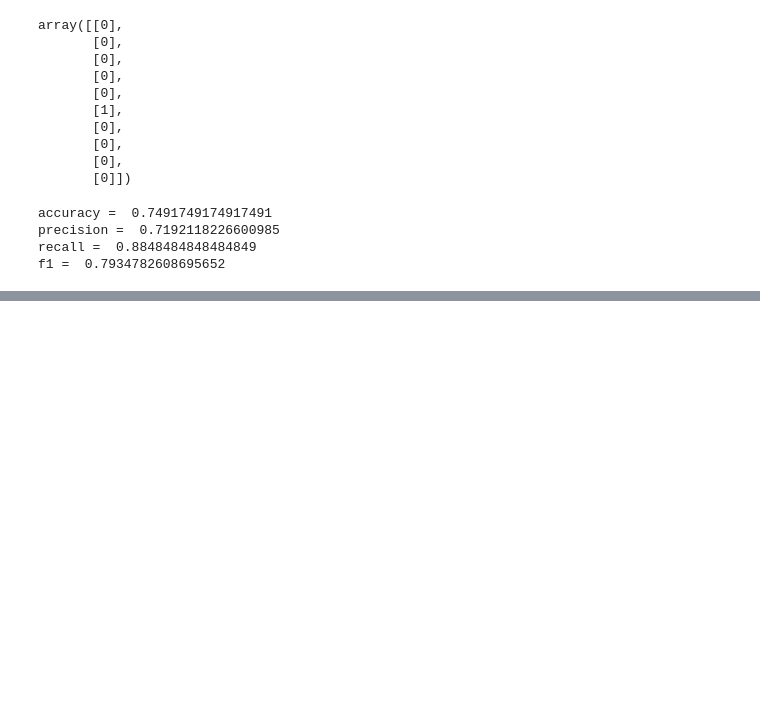
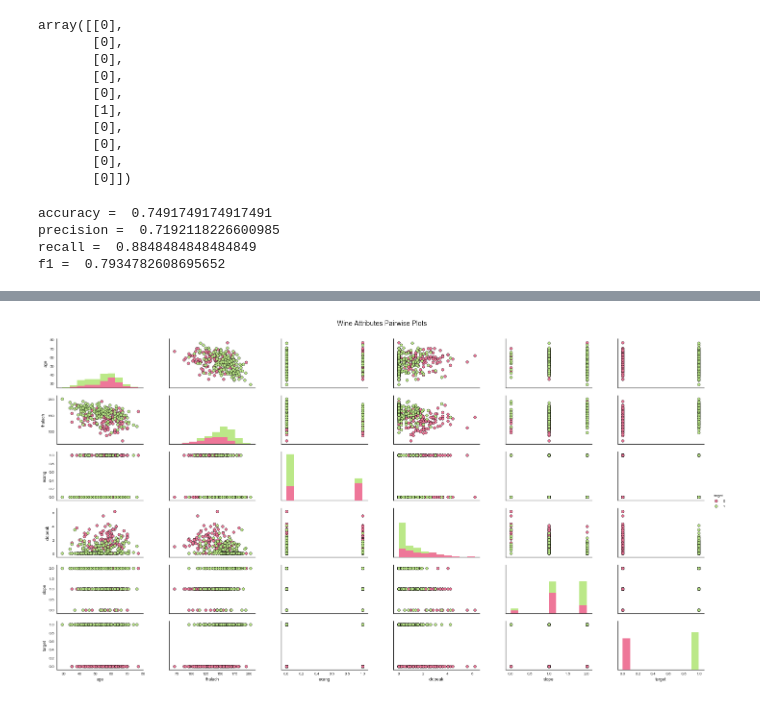
Before and after one commit to dayannn/DS-course, a Jupyter notebook: Lab2.ipynb, the cells around one changed output, grey strips where cells are left out. Drawn from its saved outputs; the diff is of its cells as text; code cells hidden in the pictures; blank space fills up the shorter version.

```diff
--- a/Lab2.ipynb
+++ b/Lab2.ipynb
@@ -229,0 +266,12 @@ f1 =  0.7934782608695652
+# %%
+
+# Pair-wise Scatter Plots
+cols = ['age', 'thalach', 'exang', 'oldpeak', 'slope', 'target']
+pp = sns.pairplot(dataset[cols], hue='target', size=1.8, aspect=1.8,
+                  palette={0: "#EE7799", 1: "#BBE888"},
+                  plot_kws=dict(edgecolor="black", linewidth=0.5))
+fig = pp.fig
+fig.subplots_adjust(top=0.93, wspace=0.3)
+t = fig.suptitle('Wine Attributes Pairwise Plots', fontsize=14)
+# %% [output]
+[figure, added]
```
Also changed, not shown: parts of 7 cells of this notebook.
